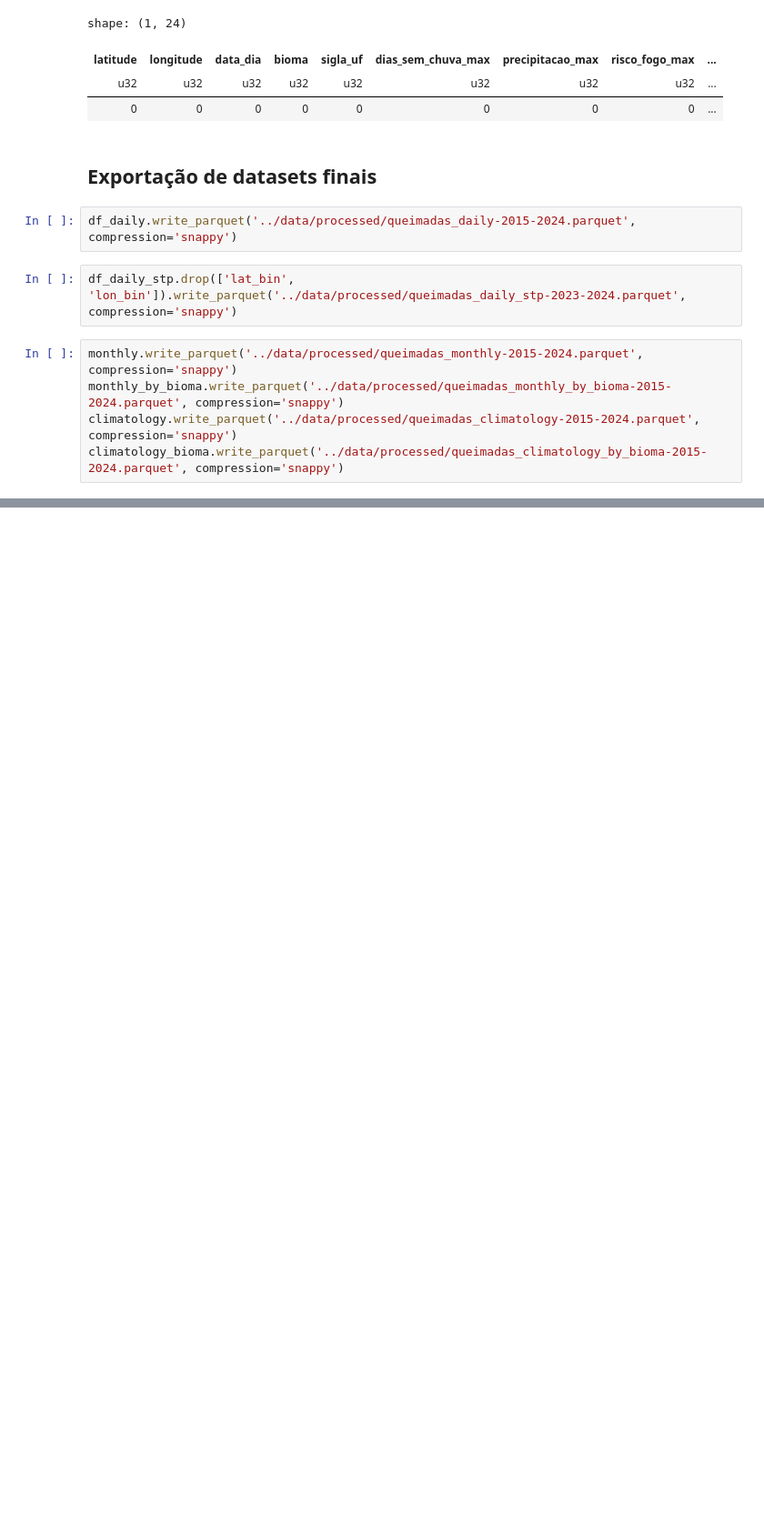
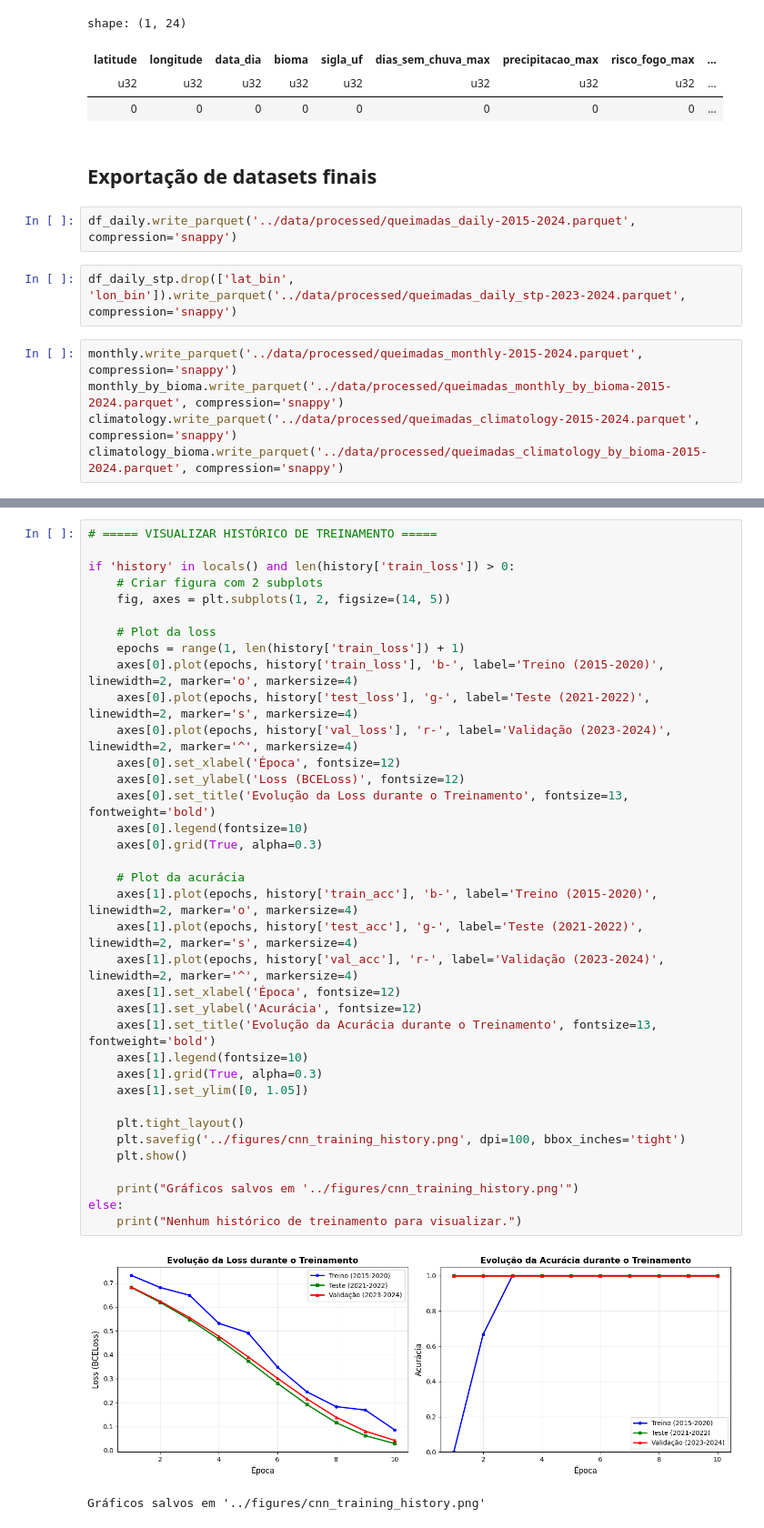
Before and after one commit to joaomarcosmb/queimadas, a Jupyter notebook: notebooks/1.0.0-eda-e-tratamento.ipynb, the cells around one changed output, grey strips where cells are left out. Shown at 91% size. Saved outputs shown, nothing was run; the diff lists cells and outputs as text; blank space fills up the shorter version.

```diff
--- a/notebooks/1.0.0-eda-e-tratamento.ipynb
+++ b/notebooks/1.0.0-eda-e-tratamento.ipynb
@@ -950,0 +1365,39 @@ climatology_bioma.write_parquet('../data/processed/queimadas_climatology_by_biom
+# %%
+# ===== VISUALIZAR HISTÓRICO DE TREINAMENTO =====
+
+if 'history' in locals() and len(history['train_loss']) > 0:
+    # Criar figura com 2 subplots
+    fig, axes = plt.subplots(1, 2, figsize=(14, 5))
+
+    # Plot da loss
+    epochs = range(1, len(history['train_loss']) + 1)
+    axes[0].plot(epochs, history['train_loss'], 'b-', label='Treino (2015-2020)', linewidth=2, marker='o', markersize=4)
+    axes[0].plot(epochs, history['test_loss'], 'g-', label='Teste (2021-2022)', linewidth=2, marker='s', markersize=4)
+    axes[0].plot(epochs, history['val_loss'], 'r-', label='Validação (2023-2024)', linewidth=2, marker='^', markersize=4)
+    axes[0].set_xlabel('Época', fontsize=12)
+    axes[0].set_ylabel('Loss (BCELoss)', fontsize=12)
+    axes[0].set_title('Evolução da Loss durante o Treinamento', fontsize=13, fontweight='bold')
+    axes[0].legend(fontsize=10)
+    axes[0].grid(True, alpha=0.3)
+
+    # Plot da acurácia
+    axes[1].plot(epochs, history['train_acc'], 'b-', label='Treino (2015-2020)', linewidth=2, marker='o', markersize=4)
+    axes[1].plot(epochs, history['test_acc'], 'g-', label='Teste (2021-2022)', linewidth=2, marker='s', markersize=4)
+    axes[1].plot(epochs, history['val_acc'], 'r-', label='Validação (2023-2024)', linewidth=2, marker='^', markersize=4)
+    axes[1].set_xlabel('Época', fontsize=12)
+    axes[1].set_ylabel('Acurácia', fontsize=12)
+    axes[1].set_title('Evolução da Acurácia durante o Treinamento', fontsize=13, fontweight='bold')
+    axes[1].legend(fontsize=10)
+    axes[1].grid(True, alpha=0.3)
+    axes[1].set_ylim([0, 1.05])
+
+    plt.tight_layout()
+    plt.savefig('../figures/cnn_training_history.png', dpi=100, bbox_inches='tight')
+    plt.show()
+
+    print("Gráficos salvos em '../figures/cnn_training_history.png'")
+else:
+    print("Nenhum histórico de treinamento para visualizar.")
+# %% [output]
+[figure, added]
+Gráficos salvos em '../figures/cnn_training_history.png'
```
Also changed, not shown: parts of 13 cells of this notebook, 6 other files.
